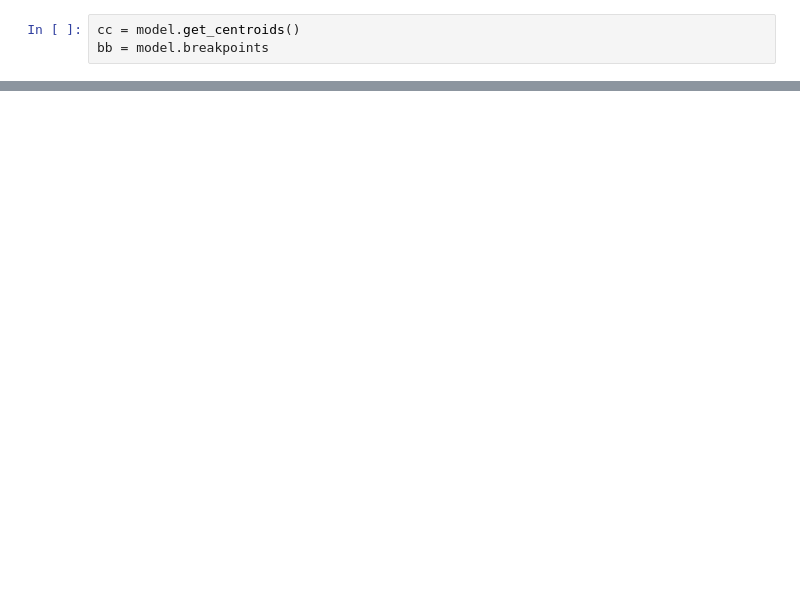
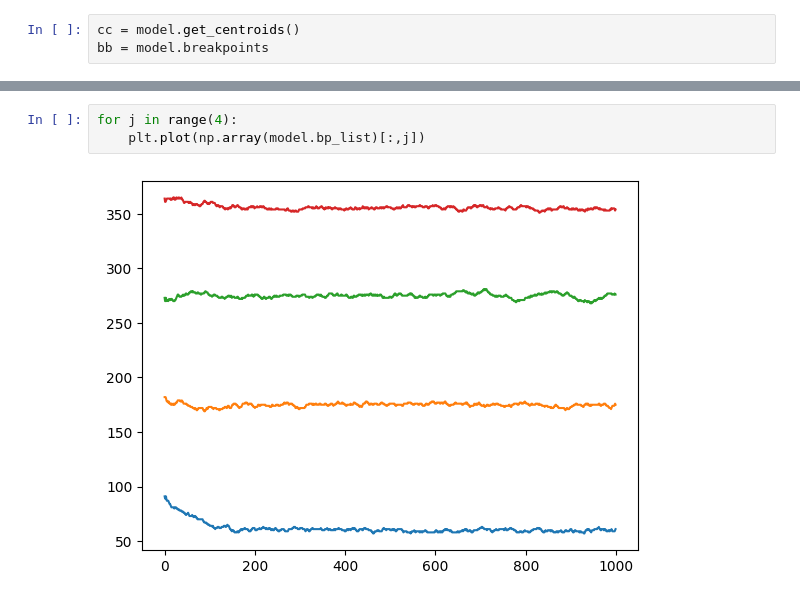
Before and after one commit to jacopograssi97/Radially_constrained_clustering, a Jupyter notebook: tester.ipynb, the cells around one changed output, grey strips where cells are left out. Drawn from its saved outputs; the diff is of its cells as text; blank space fills up the shorter version.

```diff
--- a/tester.ipynb
+++ b/tester.ipynb
@@ -55,0 +88,5 @@ ax.set_xticks([0,31,60,91,121,152,182,213,244,274,305,335,366],['jan','feb','mar
+# %%
+for j in range(4):
+    plt.plot(np.array(model.bp_list)[:,j])
+# %% [output]
+[figure, added]
```
Also changed, not shown: parts of 8 cells of this notebook, 7 other files.
